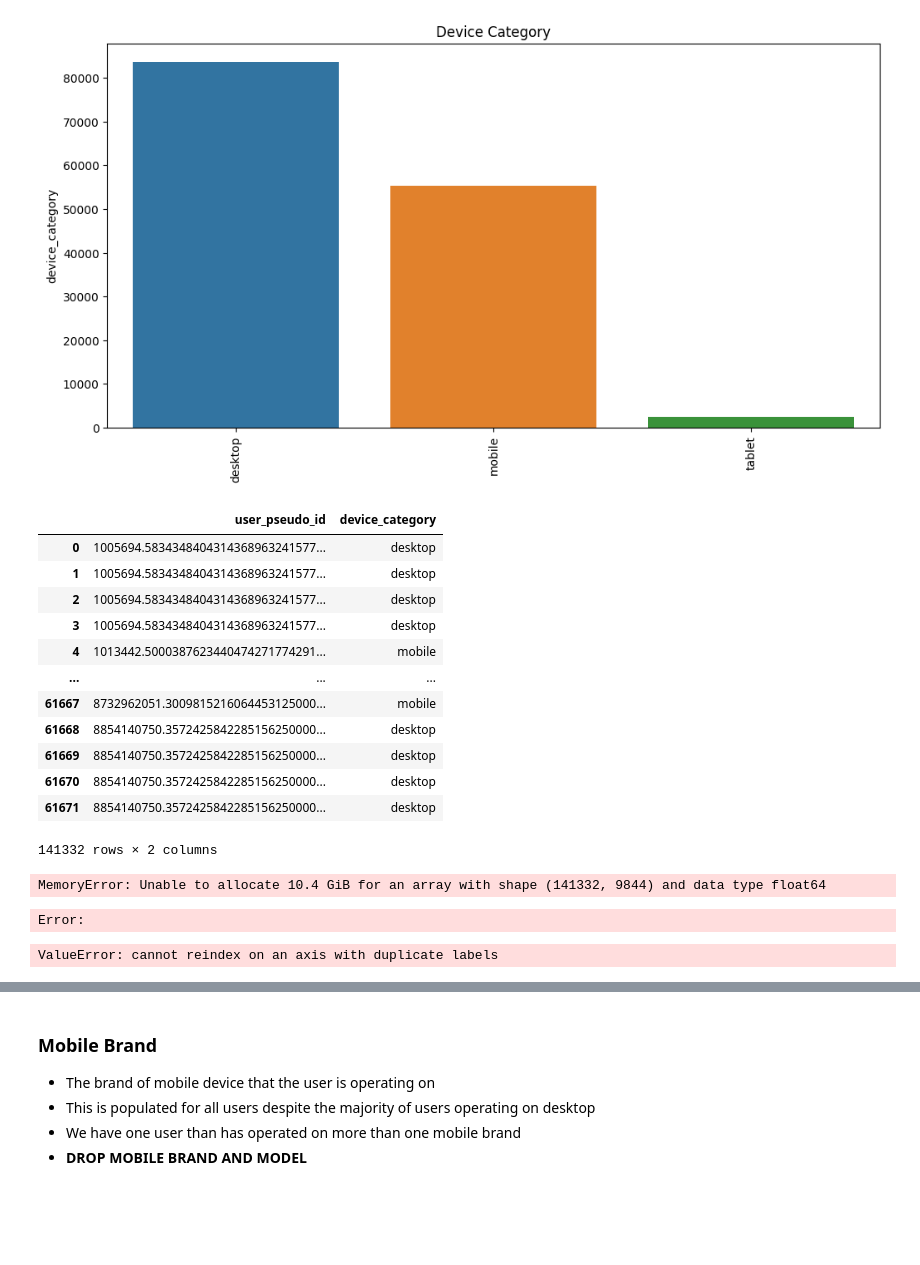
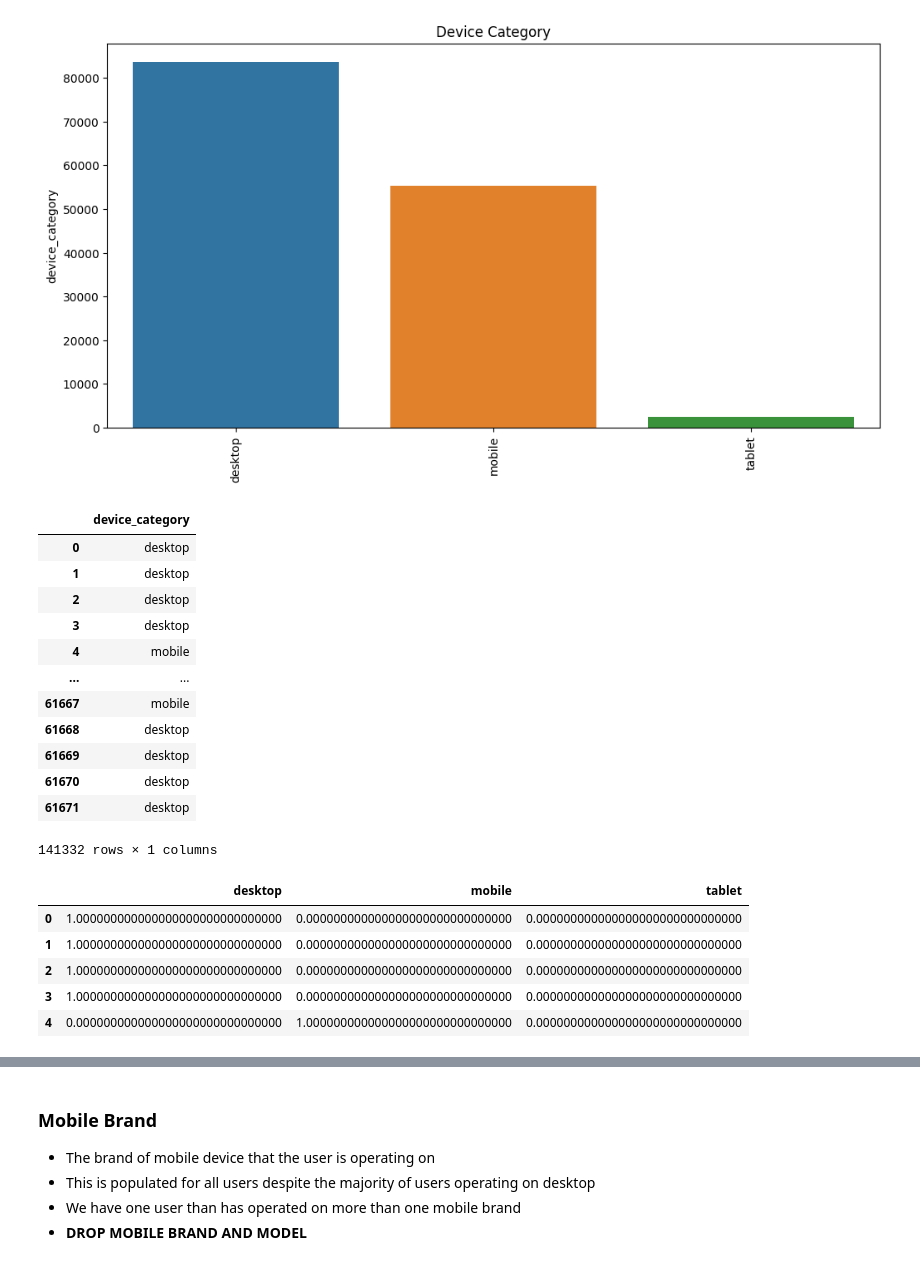
Before and after one commit to alexhalenke/Predicting_Purchase_Intention, a Jupyter notebook: notebooks/JWFE.ipynb, the cells around one changed output, grey strips where cells are left out. Drawn from its saved outputs; the diff is of its cells as text; code cells hidden in the pictures; blank space fills up the shorter version.

Commit message:
clean_data

```diff
--- a/notebooks/JWFE.ipynb
+++ b/notebooks/JWFE.ipynb
@@ -429,5 +478,6 @@ plt.show();
 # %% [output]
 [figure]
 # %%
-df['outbound_click'] = (df['event_params_link_domain'].isna() == False) * 1
-df.drop('event_params_link_domain', axis=1, inplace=True)
+df_categorical['outbound_click'] = (df_categorical['event_params_link_domain'].isna() == False) * 1
+df_categorical.drop('event_params_link_domain', axis=1, inplace=True)
+df_categorical.head()
@@ -467,26 +524,30 @@ plt.show();
 [figure]
 # %%
 enc = OneHotEncoder(handle_unknown='ignore', sparse=False)
-device_cat = df[['user_pseudo_id','device_category']].copy()
+device_cat = df[['device_category']].copy()
 device_cat
 # %% [output]
-|  | user_pseudo_id | device_category |
-| 0 | 1005694.5834348404314368963241577... | desktop |
-| 1 | 1005694.5834348404314368963241577... | desktop |
-| 2 | 1005694.5834348404314368963241577... | desktop |
-| 3 | 1005694.5834348404314368963241577... | desktop |
-| 4 | 1013442.5000387623440474271774291... | mobile |
-| ... | ... | ... |
-| 61667 | 8732962051.3009815216064453125000... | mobile |
-| 61668 | 8854140750.3572425842285156250000... | desktop |
-| 61669 | 8854140750.3572425842285156250000... | desktop |
-| 61670 | 8854140750.3572425842285156250000... | desktop |
-| 61671 | 8854140750.3572425842285156250000... | desktop |
+|  | device_category |
+| 0 | desktop |
+| 1 | desktop |
+| 2 | desktop |
+| 3 | desktop |
+| 4 | mobile |
+| ... | ... |
+| 61667 | mobile |
+| 61668 | desktop |
+| 61669 | desktop |
+| 61670 | desktop |
+| 61671 | desktop |
-141332 rows × 2 columns
+141332 rows × 1 columns
 # %%
 enc_df = pd.DataFrame(enc.fit_transform(device_cat))
 enc_df.columns = enc.categories_
 enc_df.head()
 # %% [output]
-MemoryError: Unable to allocate 10.4 GiB for an array with shape (141332, 9844) and data type float64
-Error:
+|  | desktop | mobile | tablet |
+| 0 | 1.000000000000000000000000000000 | 0.000000000000000000000000000000 | 0.000000000000000000000000000000 |
+| 1 | 1.000000000000000000000000000000 | 0.000000000000000000000000000000 | 0.000000000000000000000000000000 |
+| 2 | 1.000000000000000000000000000000 | 0.000000000000000000000000000000 | 0.000000000000000000000000000000 |
+| 3 | 1.000000000000000000000000000000 | 0.000000000000000000000000000000 | 0.000000000000000000000000000000 |
+| 4 | 0.000000000000000000000000000000 | 1.000000000000000000000000000000 | 0.000000000000000000000000000000 |
@@ -495,4 +553,0 @@ enc_df['user_pseudo_id'] = 1
-# %%
-enc_df['user_pseudo_id'] = df['user_pseudo_id']
-# %% [output]
-ValueError: cannot reindex on an axis with duplicate labels
```
Also changed, not shown: parts of 60 cells of this notebook, 2 other files.
